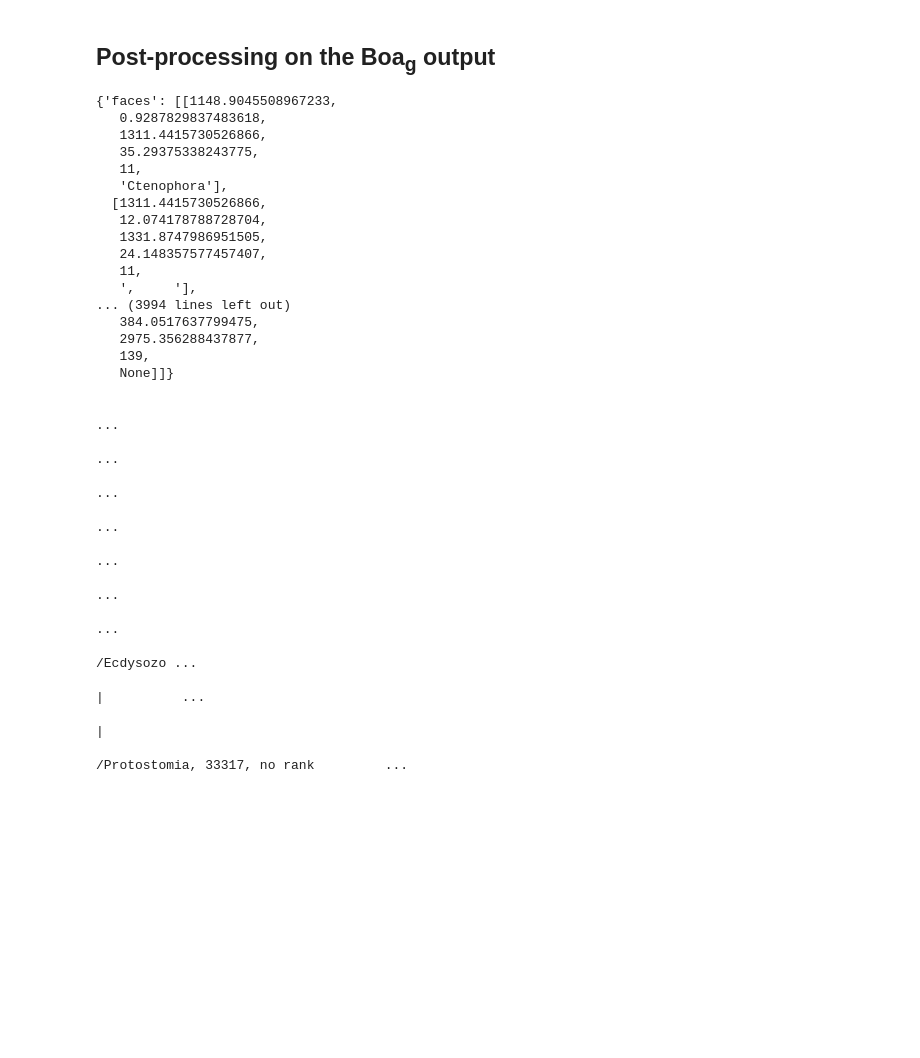
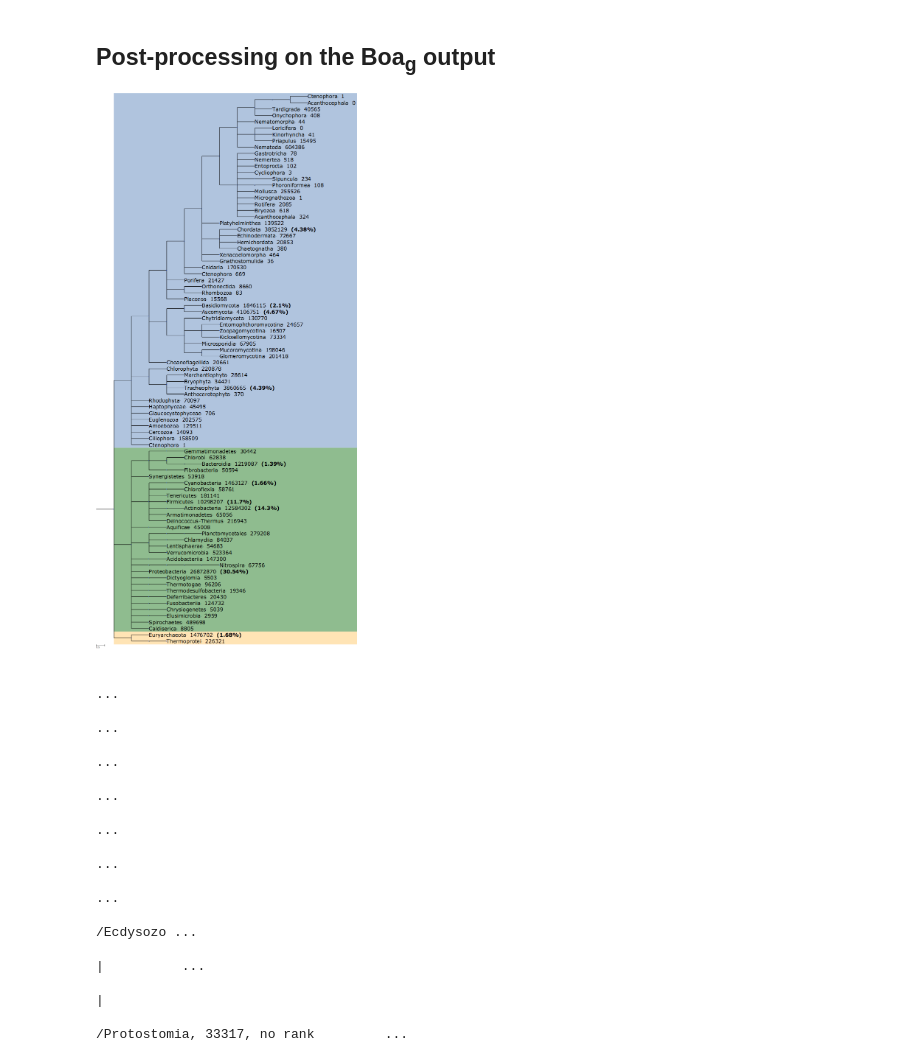
Before and after one commit to boalang/NR, a Jupyter notebook: jupyter_notebooks/Tree95.ipynb, the cells around one changed output. Saved outputs shown, nothing was run; the diff lists cells and outputs as text; code cells hidden in the pictures; blank space fills up the shorter version.

```diff
--- a/jupyter_notebooks/Tree95.ipynb
+++ b/jupyter_notebooks/Tree95.ipynb
@@ -396,51 +396,35 @@ nst3["bgcolor"] = "DarkSeaGreen"
 # nst4["bgcolor"] = "khaki"
 
 
 n1 = tree.get_common_ancestor("1003038", "33154") #Eukaryota
 n1.set_style(nst1)
 
 n2 = tree.get_common_ancestor("28890", "28889") # Archaea
 n2.set_style(nst2)
 
 n3 = tree.get_common_ancestor("142182", "67814") # Bacteria
 n3.set_style(nst3)
 
 # n4 = tree.get_common_ancestor("4761", "1913637")
 # n4.set_style(nst4)
 
 
 ts = TreeStyle()
 ts.show_leaf_name = False
 # ts.branch_vertical_margin = 10 # 10 pixels between adjacent branches
 ts.layout_fn = circular_layout
 #ts.mode = "c" # draw tree in circular mode
 ts.scale = 100
 
 
 
-tree.render("%%inline", w=500, h=2500, units="mm", tree_style=ts)
+tree.render("%%inline", w=200, units="mm", tree_style=ts)
 # tree.render("itolSep7.png", w=400, units="mm", tree_style=ts)
 
 #uncomment following
 # tree.show(tree_style=ts)
 # %% [output]
-{'faces': [[1148.9045508967233,
-   0.9287829837483618,
-   1311.4415730526866,
-   35.29375338243775,
-   11,
-   'Ctenophora'],
-  [1311.4415730526866,
-   12.074178788728704,
-   1331.8747986951505,
-   24.148357577457407,
-   11,
-   ',     '],
-... (3994 lines left out)
-   384.0517637799475,
-   2975.356288437877,
-   139,
-   None]]}
+[figure, added]
 # %%
 
 # percentages = 100 * float(total_seq)/float(87986590)
```
